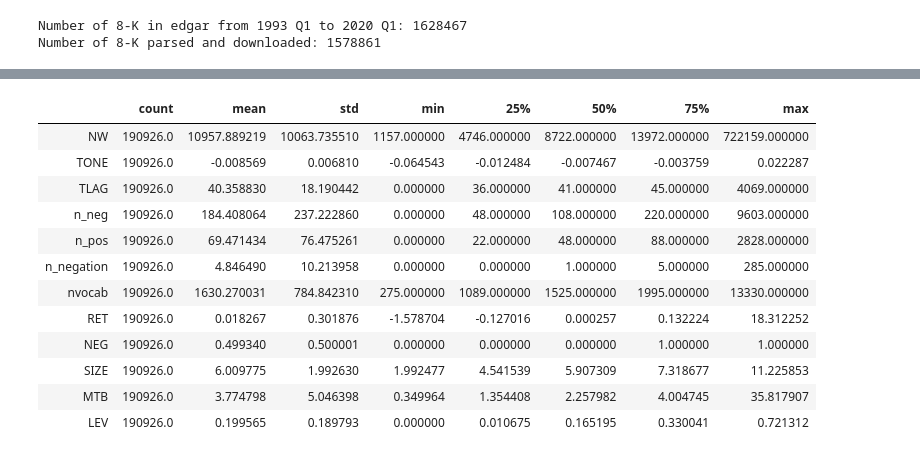
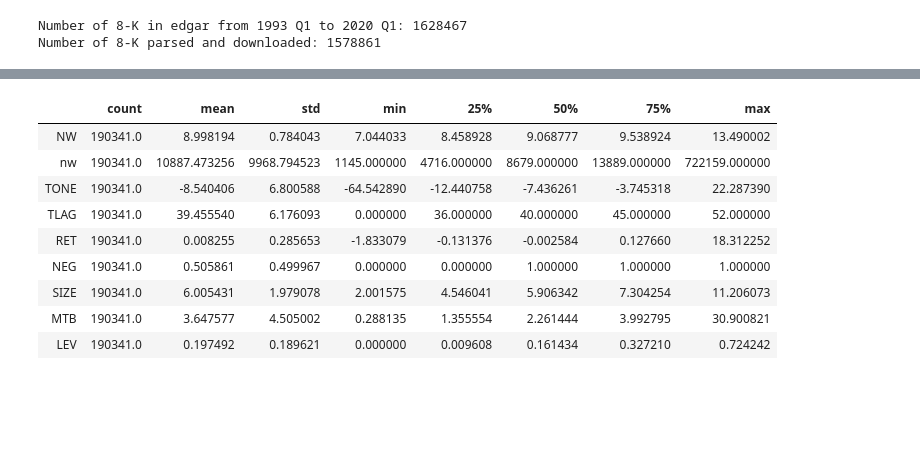
Before and after one commit to fengzhi22/narrative_conservatism, a Jupyter notebook: code/4_statistics_8-K.ipynb, the cells around one changed output, grey strips where cells are left out. Cells and saved outputs as stored; diff of their text form; code cells hidden in the pictures; blank space fills up the shorter version.

```diff
--- a/code/4_statistics_8-K.ipynb
+++ b/code/4_statistics_8-K.ipynb
@@ -251,24 +509,23 @@ id_crsp_comp_text = pd.merge(id_crsp_comp, text_data, on = ['accnum'], how = 'in
 # print(id_crsp_comp_text[id_crsp_comp_text.duplicated('accnum')])
 # print(id_crsp_comp_text[id_crsp_comp_text.duplicated(subset=['cik', 'rp'])])
 # %%
-####################### Modify data type
+####################### Modify data type in ID_CRSP_COMP_TEXT
 ########### Define a function that changes pandas series data type to string
 def columns_to_str (df, colnames):
     for col in colnames:
         df[col] = df[col].astype(str)
     return df
 
-########### apply columns_to_str to various identification variables
-id_crsp_comp_text = columns_to_str(id_crsp_comp_text, ['cik', 'gvkey', 'exchg', 'fyearq', 'fqtr', 'fyr'])
+########### Apply columns_to_str to various identification variables
+id_crsp_comp_text = columns_to_str(id_crsp_comp_text, ['cik', 'gvkey', 'fyearq', 'fqtr'])
 
-########## convert date variables to date format
-id_crsp_comp_text['fd'] = pd.to_datetime(id_crsp_comp_text['fd'])
-id_crsp_comp_text['rp'] = pd.to_datetime(id_crsp_comp_text['rp'])
-id_crsp_comp_text['date'] = id_crsp_comp_text['date'].apply(lambda x: pd.to_datetime(str(x), format='%Y%m%d'))
-id_crsp_comp_text['datadate'] = pd.to_datetime(id_crsp_comp_text['datadate'])
-id_crsp_comp_text['ipodate'] = pd.to_datetime(id_crsp_comp_text['ipodate'])
+########## Convert date variables to date format
+id_crsp_comp_text['fd'] = pd.to_datetime(id_crsp_comp_text['fd'], format='%Y%m%d')
+id_crsp_comp_text['rp'] = pd.to_datetime(id_crsp_comp_text['rp'], format='%Y%m%d')
+id_crsp_comp_text['date_comp'] = pd.to_datetime(id_crsp_comp_text['date_comp'], format='%Y%m%d')
+# id_crsp_comp_text['ipodate'] = pd.to_datetime(id_crsp_comp_text['ipodate'], format='%Y%m%d')
 
-########## convert SIC variables to integer
+########## Convert SIC variables to integer
 id_crsp_comp_text['SIC'] = id_crsp_comp_text['SIC'].astype(int)
 
 ########### Inspect column data types
@@ -359,46 +646,48 @@ Number of firm-quarters after variable screening: 190926
 # %%
+########################################################################################
+############### Table 1: Summary Statistics and Correlation Matrix #####################
+########################################################################################
+
 ############# Table 1 Panel A: Summary statistics for selected variables
 ######### Variable groups:
-# DEPENDENT: textual variables, generally consistent with LM's summary statistics
-# INDEPENDENT: news variables
-# control variables
+# 1st line: textual variables, generally consistent with LM's summary statistics
+# 2nd line: fundamental variables (main)
+# 3rd line: abtone
+selected_vars = id_crsp_comp_text[['NW','nw', 'TONE','TLAG', \
+                                   'RET', 'NEG', 'SIZE', 'MTB', 'LEV' \
+                                 # 'AGE', 'age', 'EARN', 'STD_RET', 'STD_EARN', 'LOSS', 'DEARN' \
+                                 ]]
 
-T1PA = id_crsp_comp_text[['NW','TONE','TLAG', 'n_neg', 'n_pos', 'n_negation', 'nvocab', \
-                          'RET', 'NEG', \
-                          'SIZE', 'MTB', 'LEV' \
-                         ]].describe().transpose()
+T1PA = selected_vars.describe().transpose()
 
-############# Table 1 Panel B: Summary statistics for all raw and processed variables
-T1PB = id_crsp_comp_text.describe().transpose()
+############# Summary statistics for all raw and processed variables
+full_summary = id_crsp_comp_text.describe().transpose()
 
 ############# Save T1PA
 table_path = '..\\output\\Tables.xlsx'
 if os.path.exists(table_path) == True:
     book = load_workbook(table_path)
     writer = pd.ExcelWriter(table_path, engine = 'openpyxl')
     writer.book = book
     writer.sheets = dict((ws.title, ws) for ws in book.worksheets)
 
-    T1PA.to_excel(writer, sheet_name='T1PA_raw', float_format="%.2f")
+    T1PA.to_excel(writer, sheet_name='T1PA_raw', float_format="%.4f")
 
     writer.save()
     writer.close()
 
 else:
-    T1PA.to_excel(table_path, sheet_name='T1PA_raw', float_format="%.2f")
+    T1PA.to_excel(table_path, sheet_name='T1PA_raw', float_format="%.4f")
 
 T1PA
 # %% [output]
 |  | count | mean | std | min | 25% | 50% | 75% | max |
-| NW | 190926.0 | 10957.889219 | 10063.735510 | 1157.000000 | 4746.000000 | 8722.000000 | 13972.000000 | 722159.000000 |
-| TONE | 190926.0 | -0.008569 | 0.006810 | -0.064543 | -0.012484 | -0.007467 | -0.003759 | 0.022287 |
-| TLAG | 190926.0 | 40.358830 | 18.190442 | 0.000000 | 36.000000 | 41.000000 | 45.000000 | 4069.000000 |
-| n_neg | 190926.0 | 184.408064 | 237.222860 | 0.000000 | 48.000000 | 108.000000 | 220.000000 | 9603.000000 |
-| n_pos | 190926.0 | 69.471434 | 76.475261 | 0.000000 | 22.000000 | 48.000000 | 88.000000 | 2828.000000 |
-| n_negation | 190926.0 | 4.846490 | 10.213958 | 0.000000 | 0.000000 | 1.000000 | 5.000000 | 285.000000 |
-| nvocab | 190926.0 | 1630.270031 | 784.842310 | 275.000000 | 1089.000000 | 1525.000000 | 1995.000000 | 13330.000000 |
-| RET | 190926.0 | 0.018267 | 0.301876 | -1.578704 | -0.127016 | 0.000257 | 0.132224 | 18.312252 |
-| NEG | 190926.0 | 0.499340 | 0.500001 | 0.000000 | 0.000000 | 0.000000 | 1.000000 | 1.000000 |
-| SIZE | 190926.0 | 6.009775 | 1.992630 | 1.992477 | 4.541539 | 5.907309 | 7.318677 | 11.225853 |
-| MTB | 190926.0 | 3.774798 | 5.046398 | 0.349964 | 1.354408 | 2.257982 | 4.004745 | 35.817907 |
-| LEV | 190926.0 | 0.199565 | 0.189793 | 0.000000 | 0.010675 | 0.165195 | 0.330041 | 0.721312 |
+| NW | 190341.0 | 8.998194 | 0.784043 | 7.044033 | 8.458928 | 9.068777 | 9.538924 | 13.490002 |
+| nw | 190341.0 | 10887.473256 | 9968.794523 | 1145.000000 | 4716.000000 | 8679.000000 | 13889.000000 | 722159.000000 |
+| TONE | 190341.0 | -8.540406 | 6.800588 | -64.542890 | -12.440758 | -7.436261 | -3.745318 | 22.287390 |
+| TLAG | 190341.0 | 39.455540 | 6.176093 | 0.000000 | 36.000000 | 40.000000 | 45.000000 | 52.000000 |
+| RET | 190341.0 | 0.008255 | 0.285653 | -1.833079 | -0.131376 | -0.002584 | 0.127660 | 18.312252 |
+| NEG | 190341.0 | 0.505861 | 0.499967 | 0.000000 | 0.000000 | 1.000000 | 1.000000 | 1.000000 |
+| SIZE | 190341.0 | 6.005431 | 1.979078 | 2.001575 | 4.546041 | 5.906342 | 7.304254 | 11.206073 |
+| MTB | 190341.0 | 3.647577 | 4.505002 | 0.288135 | 1.355554 | 2.261444 | 3.992795 | 30.900821 |
+| LEV | 190341.0 | 0.197492 | 0.189621 | 0.000000 | 0.009608 | 0.161434 | 0.327210 | 0.724242 |
```
Also changed, not shown: parts of 26 cells of this notebook, 16 other files.
